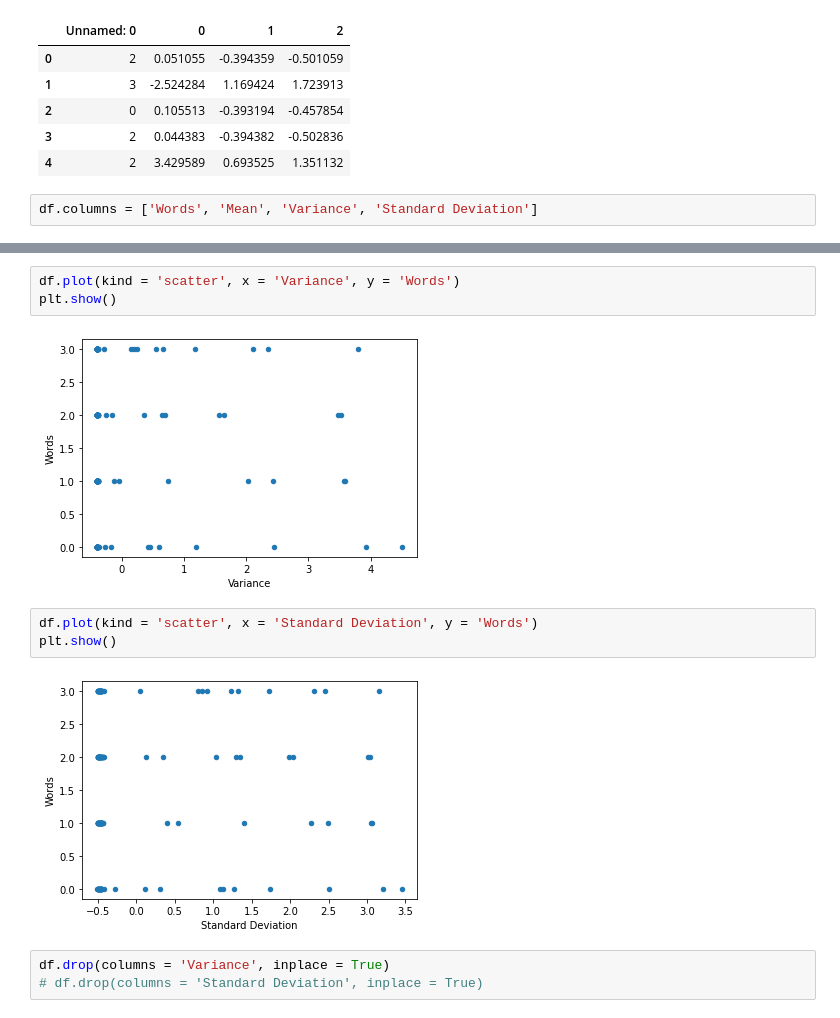
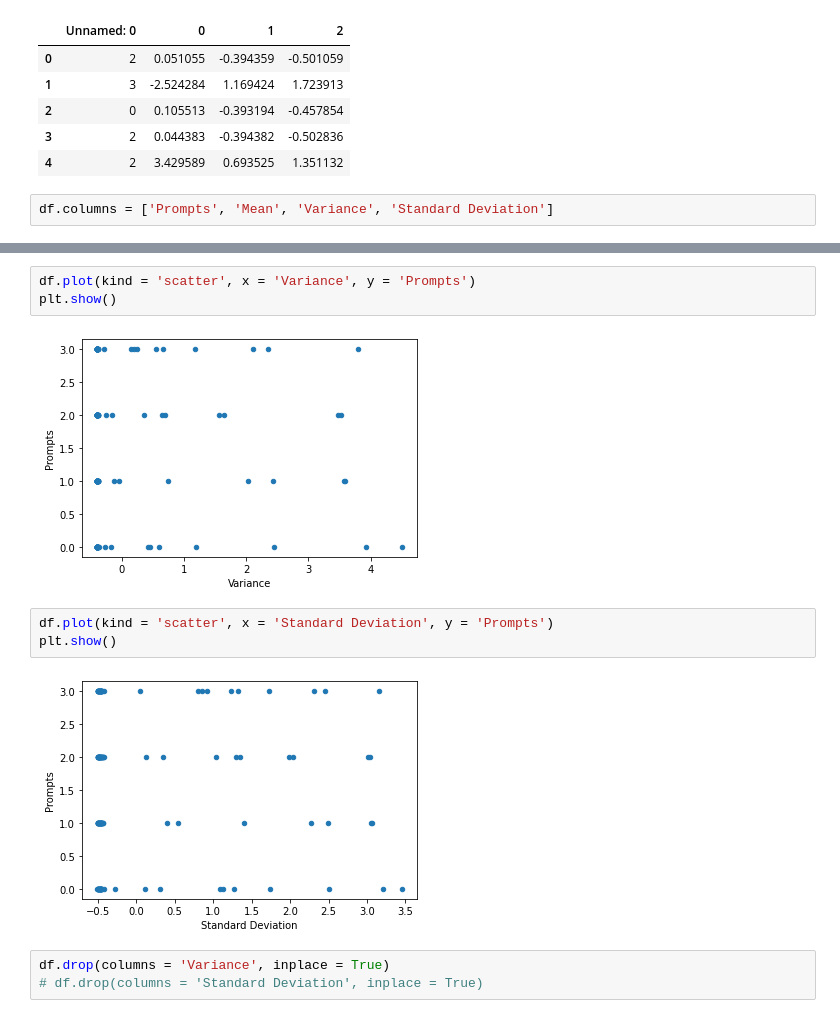
Before and after one commit to abhishekgupta3/EEG-Based-Imagined-Speech-Detection, a Jupyter notebook: Classification.ipynb, the cells around one changed output, grey strips where cells are left out. Saved outputs shown, nothing was run; the diff lists cells and outputs as text.

```diff
--- a/Classification.ipynb
+++ b/Classification.ipynb
@@ -22,7 +22,7 @@ df.head(5)
 | 3 | 2 | 0.044383 | -0.394382 | -0.502836 |
 | 4 | 2 | 3.429589 | 0.693525 | 1.351132 |
 # %%
-df.columns = ['Words', 'Mean', 'Variance', 'Standard Deviation']
+df.columns = ['Prompts', 'Mean', 'Variance', 'Standard Deviation']
 # %%
 df.head(5)
 # %% [output]
@@ -48,13 +48,13 @@ plt.show()
 # %%
-df.plot(kind = 'scatter', x = 'Variance', y = 'Words')
+df.plot(kind = 'scatter', x = 'Variance', y = 'Prompts')
 plt.show()
 # %% [output]
-[figure, old version]
+[figure, new version]
 # %%
-df.plot(kind = 'scatter', x = 'Standard Deviation', y = 'Words')
+df.plot(kind = 'scatter', x = 'Standard Deviation', y = 'Prompts')
 plt.show()
 # %% [output]
-[figure, old version]
+[figure, new version]
 # %%
 df.drop(columns = 'Variance', inplace = True)
 # df.drop(columns = 'Standard Deviation', inplace = True)
```
Also changed, not shown: parts of 4 cells of this notebook, 7 other files.
